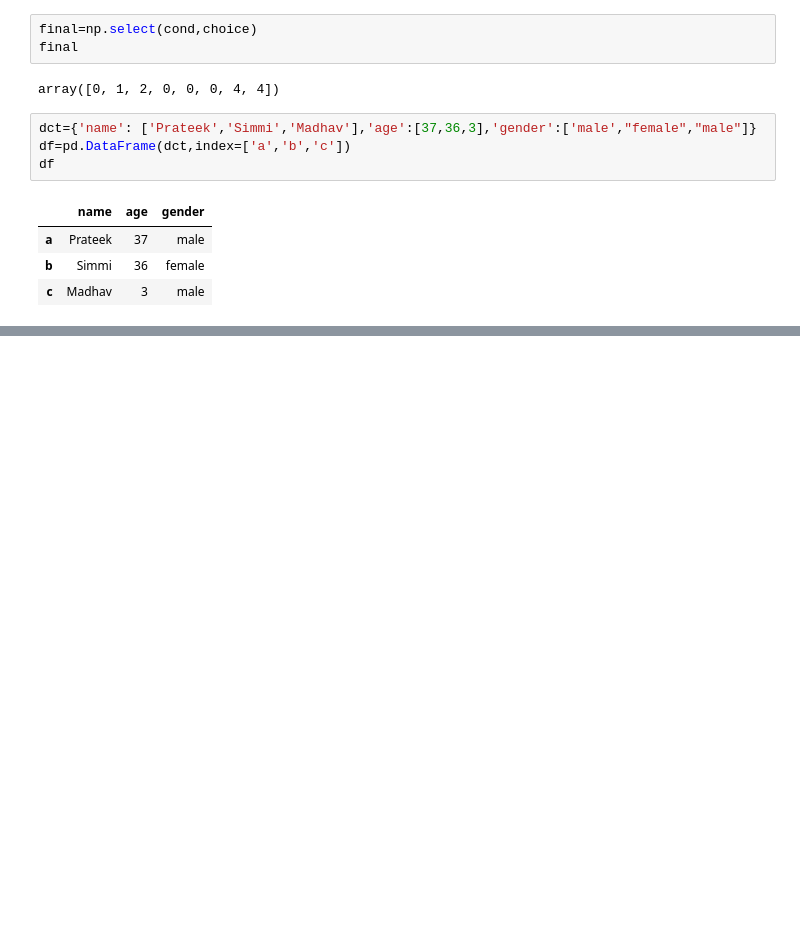
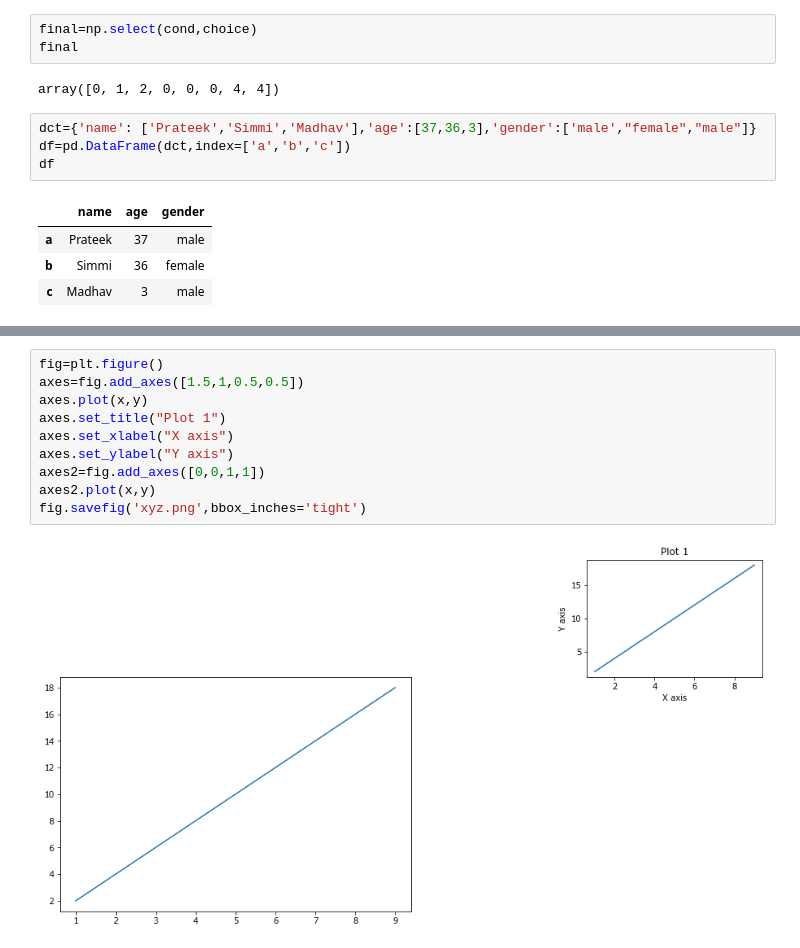
Before and after one commit to prateek1610sharma/datascience, a Jupyter notebook: numpy pandas revise.ipynb, the cells around one changed output, grey strips where cells are left out. Drawn from its saved outputs; the diff is of its cells as text; blank space fills up the shorter version.

```diff
--- a/numpy pandas revise.ipynb
+++ b/numpy pandas revise.ipynb
@@ -690,0 +946,12 @@ numpy
+# %%
+fig=plt.figure()
+axes=fig.add_axes([1.5,1,0.5,0.5])
+axes.plot(x,y)
+axes.set_title("Plot 1")
+axes.set_xlabel("X axis")
+axes.set_ylabel("Y axis")
+axes2=fig.add_axes([0,0,1,1])
+axes2.plot(x,y)
+fig.savefig('xyz.png',bbox_inches='tight')
+# %% [output]
+[figure, added]
```
Also changed, not shown: parts of 90 cells of this notebook, 5 other files.
